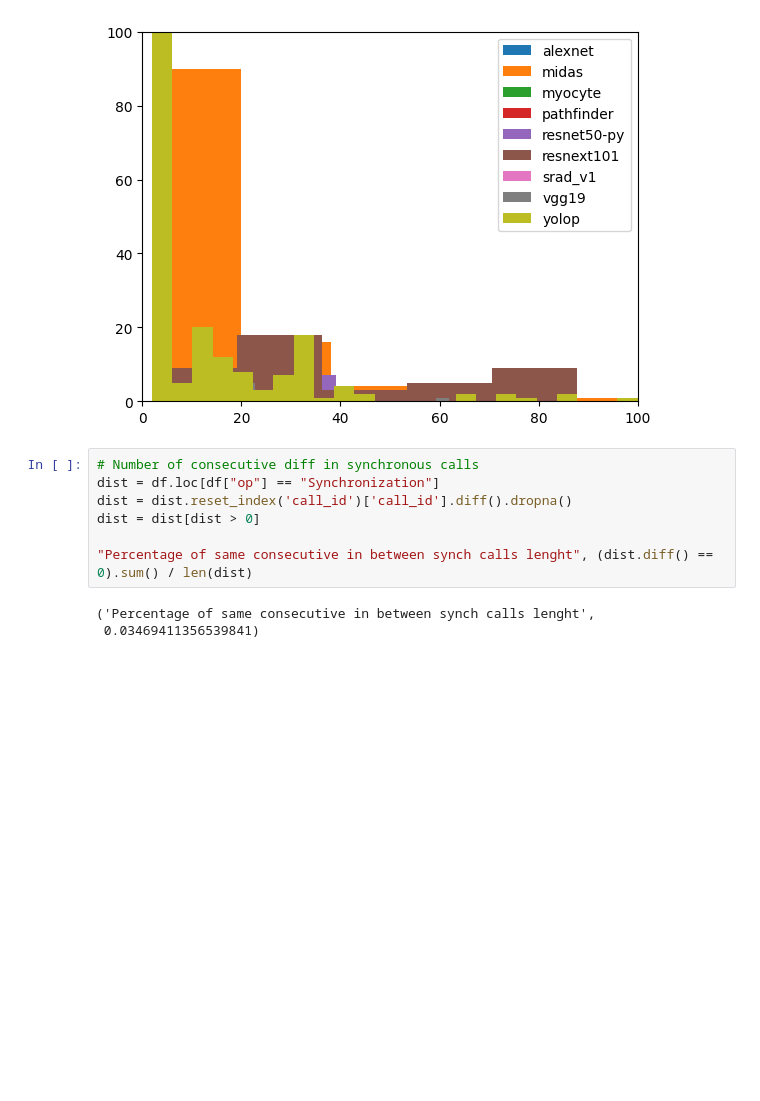
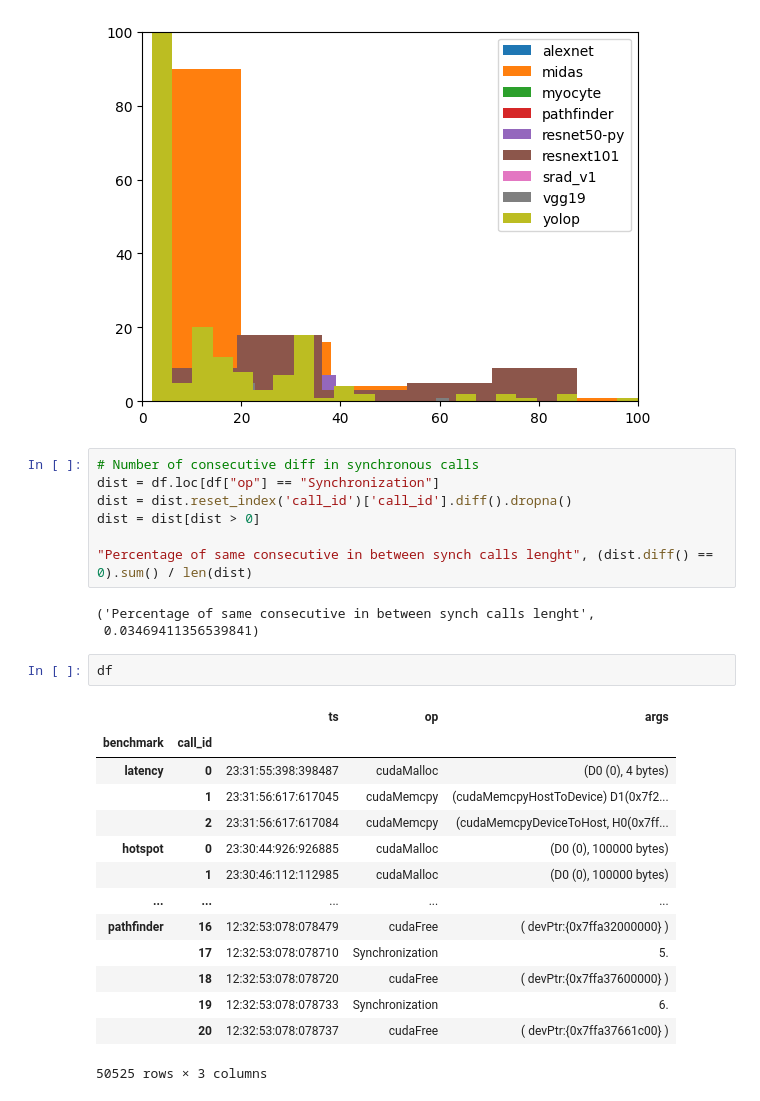
Before and after one commit to spcl/gpuless-thesis, a Jupyter notebook: optimistic-execution-analysis/analysis.ipynb, the cells around one changed output. Cells and saved outputs as stored; diff of their text form; blank space fills up the shorter version.

```diff
--- a/optimistic-execution-analysis/analysis.ipynb
+++ b/optimistic-execution-analysis/analysis.ipynb
@@ -143,3 +143,20 @@ dist = dist[dist > 0]
 # %% [output]
 ('Percentage of same consecutive in between synch calls lenght',
  0.03469411356539841)
+# %%
+df
+# %% [output]
+|  |  | ts | op | args |
+| benchmark | call_id |  |  |  |
+| latency | 0 | 23:31:55:398:398487 | cudaMalloc | (D0 (0), 4 bytes) |
+|  | 1 | 23:31:56:617:617045 | cudaMemcpy | (cudaMemcpyHostToDevice) D1(0x7f2... |
+|  | 2 | 23:31:56:617:617084 | cudaMemcpy | (cudaMemcpyDeviceToHost, H0(0x7ff... |
+| hotspot | 0 | 23:30:44:926:926885 | cudaMalloc | (D0 (0), 100000 bytes) |
+|  | 1 | 23:30:46:112:112985 | cudaMalloc | (D0 (0), 100000 bytes) |
+| ... | ... | ... | ... | ... |
+| pathfinder | 16 | 12:32:53:078:078479 | cudaFree | ( devPtr:{0x7ffa32000000} ) |
+|  | 17 | 12:32:53:078:078710 | Synchronization | 5. |
+|  | 18 | 12:32:53:078:078720 | cudaFree | ( devPtr:{0x7ffa37600000} ) |
+|  | 19 | 12:32:53:078:078733 | Synchronization | 6. |
+|  | 20 | 12:32:53:078:078737 | cudaFree | ( devPtr:{0x7ffa37661c00} ) |
+50525 rows × 3 columns
```
Also changed, not shown: parts of 8 cells of this notebook.
